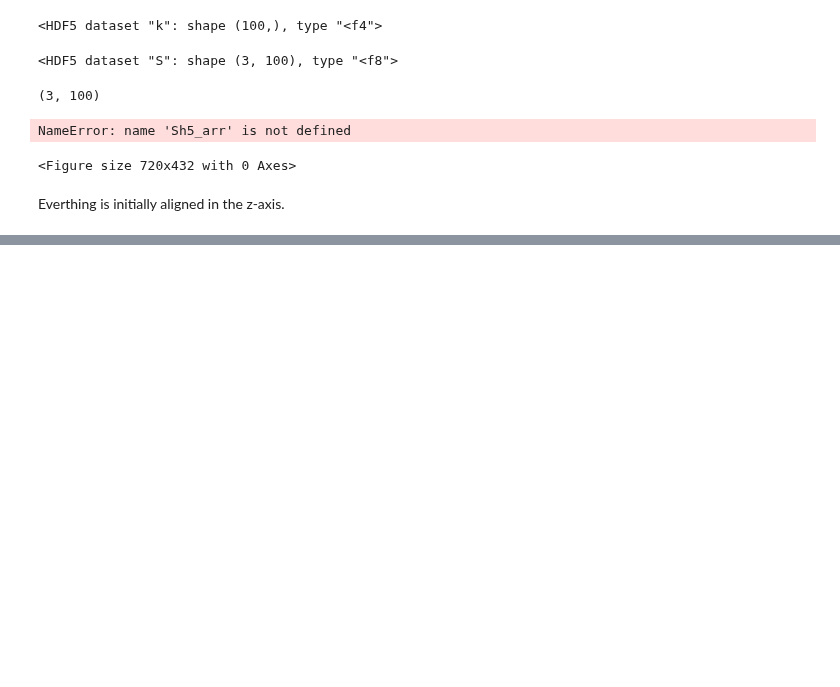
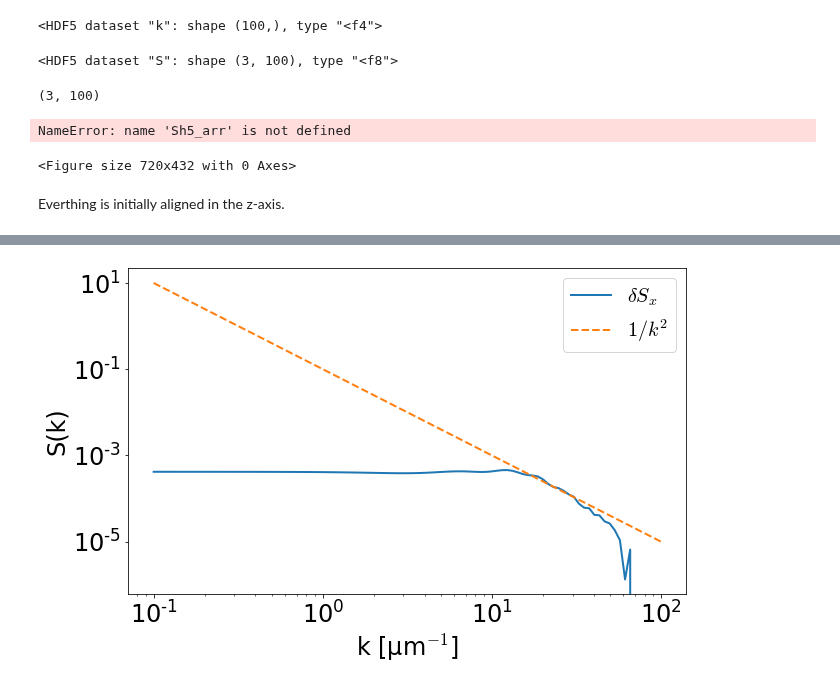
Before and after one commit to flatironinstitute/aLENS_analysis, a Jupyter notebook: notebooks/spindle/01b-iso_nematic_testing_rusty.ipynb, the cells around one changed output, grey strips where cells are left out. Cells and saved outputs as stored; diff of their text form; code cells hidden in the pictures; blank space fills up the shorter version.

Commit message:
Added analysis for nematic structure and fluctuation

```diff
--- a/notebooks/spindle/01b-iso_nematic_testing_rusty.ipynb
+++ b/notebooks/spindle/01b-iso_nematic_testing_rusty.ipynb
@@ -504,5 +504,15 @@ NameError: name 'Sh5_arr' is not defined
 # %% [markdown]
 Everthing is initially aligned in the z-axis.
 # %%
-1 / 0.025
+
+main_test_dir = Path("/mnt/home/alamson/ceph/DATA/Motor_Inference/IsoNemTesting")
+data_files = list(main_test_dir.glob("**/analysis/nematic_analysis.h5"))
+
+with h5py.File(data_files[10], "r") as h5_data:
+    print(data_files[10])
+    # print(h5_data.keys())
+    Sx_arr = h5_data["nematic_structure_x"][...]
+    Sx_arr.shape
+    tk_arr = torch.logspace(-1, 2, k_points)
+    # print(Sh5_arr.shape)
 # %% [output]
@@ -509,0 +538,21 @@ Everthing is initially aligned in the z-axis.
+# %%
+k_points = 100
+_ = plt.figure(figsize=(10, 6))
+_ = plt.loglog(tk_arr, Sx_arr.mean(axis=1), label="$\delta S_x$")
+# _ = plt.loglog(tky_arr[:,1].cpu(), Sy_avg)
+# _ = plt.loglog(tkz_arr[:, 2].cpu(), Sz_avg, label="$\delta S_z$")
+# _ = plt.loglog(
+#     tkx_arr[:, 0].cpu(), (Sx_avg + Sy_avg + Sz_avg) / 3.0, label="$\delta S_{avg}$"
+# )
+_ = plt.loglog(
+    tk_arr,
+    0.1 * (1.0 / (tk_arr ** 2)),
+    label="$1/k^2$",
+    linestyle="--",
+)
+
+_ = plt.xlabel("k [μm$^{-1}$]")
+_ = plt.ylabel("S(k)")
+_ = plt.legend()
+# %% [output]
+[figure, added]
```
Also changed, not shown: parts of 1 cell of this notebook, 1 other file.
